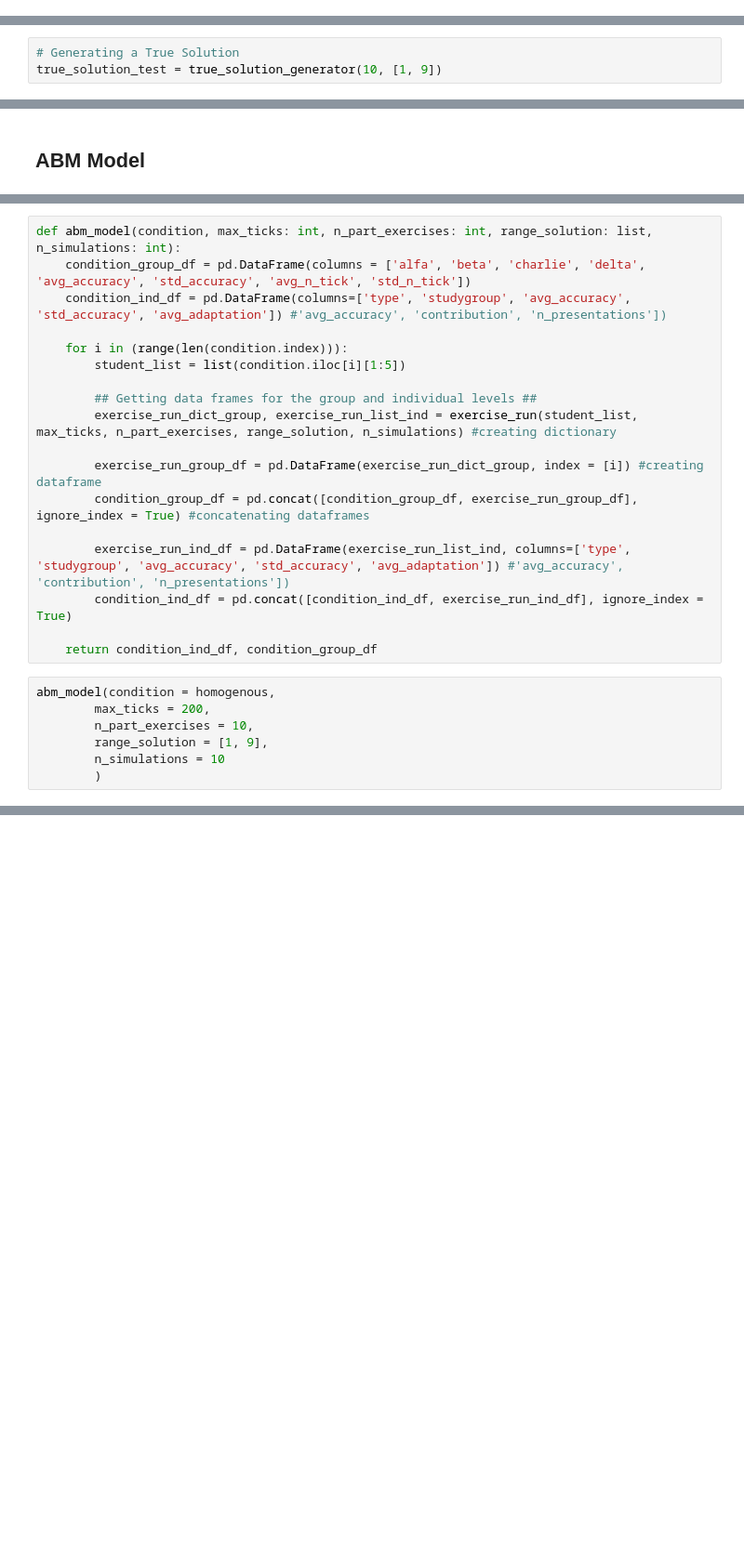
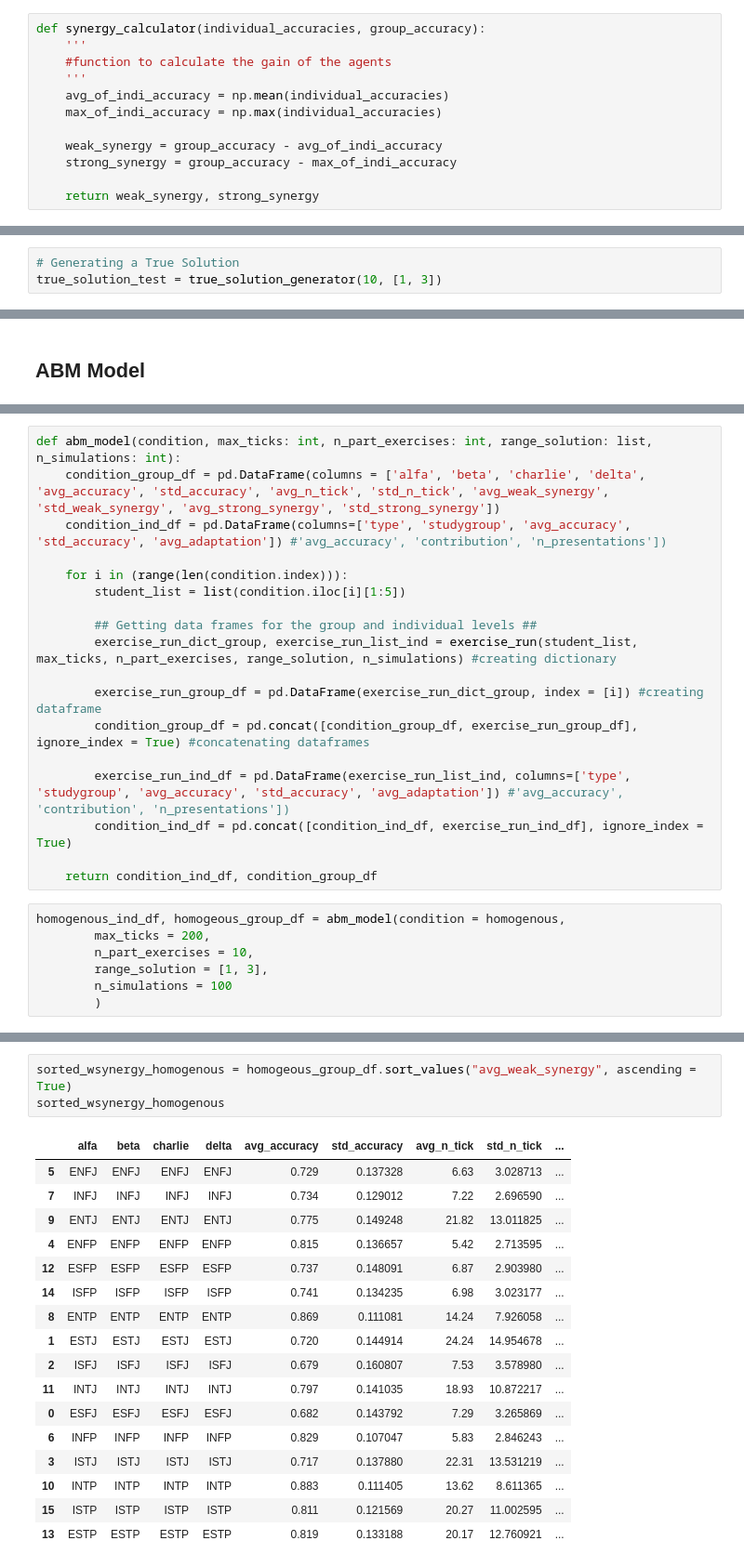
Before and after one commit to MinaAlmasi/ABM-study-group, a Jupyter notebook: ABM_Main.ipynb, the cells around one changed output, grey strips where cells are left out. Shown: that part at 93% size. Drawn from its saved outputs; the diff is of its cells as text; blank space fills up the shorter version.

Commit message:
Synergy and Adaptation added

```diff
--- a/ABM_Main.ipynb
+++ b/ABM_Main.ipynb
@@ -286,3 +291,15 @@ def adaptation_degree(individual_solution, group_solution):
+# %%
+def synergy_calculator(individual_accuracies, group_accuracy):
+    '''
+    #function to calculate the gain of the agents
+    '''
+    avg_of_indi_accuracy = np.mean(individual_accuracies)
+    max_of_indi_accuracy = np.max(individual_accuracies)
+
+    weak_synergy = group_accuracy - avg_of_indi_accuracy
+    strong_synergy = group_accuracy - max_of_indi_accuracy
+
+    return weak_synergy, strong_synergy
 # %% [markdown]
 # TEST RUN
 # %%
@@ -303,6 +320,6 @@ print(studygroup1[0])
 # %%
 # Generating a True Solution
-true_solution_test = true_solution_generator(10, [1, 9])
+true_solution_test = true_solution_generator(10, [1, 3])
 # %%
 # Displaying the True Solution
 true_solution_test[0]
@@ -462,7 +506,7 @@ def exercise_run(student_list: list, max_ticks: int, n_part_exercises: int, rang
     return exercise_run_dict_group, exercise_run_list_ind
 # %%
 def abm_model(condition, max_ticks: int, n_part_exercises: int, range_solution: list, n_simulations: int):
-    condition_group_df = pd.DataFrame(columns = ['alfa', 'beta', 'charlie', 'delta', 'avg_accuracy', 'std_accuracy', 'avg_n_tick', 'std_n_tick'])
+    condition_group_df = pd.DataFrame(columns = ['alfa', 'beta', 'charlie', 'delta', 'avg_accuracy', 'std_accuracy', 'avg_n_tick', 'std_n_tick', 'avg_weak_synergy', 'std_weak_synergy', 'avg_strong_synergy', 'std_strong_synergy'])
     condition_ind_df = pd.DataFrame(columns=['type', 'studygroup', 'avg_accuracy', 'std_accuracy', 'avg_adaptation']) #'avg_accuracy', 'contribution', 'n_presentations'])
 
     for i in (range(len(condition.index))):
@@ -479,9 +523,9 @@ def abm_model(condition, max_ticks: int, n_part_exercises: int, range_solution:
 
     return condition_ind_df, condition_group_df
 # %%
-abm_model(condition = homogenous,
+homogenous_ind_df, homogeous_group_df = abm_model(condition = homogenous,
         max_ticks = 200,
         n_part_exercises = 10,
-        range_solution = [1, 9],
-        n_simulations = 10
+        range_solution = [1, 3],
+        n_simulations = 100
         )
@@ -506 +532,22 @@ abm_model(condition = homogenous,
+# %%
+sorted_wsynergy_homogenous = homogeous_group_df.sort_values("avg_weak_synergy", ascending = True)
+sorted_wsynergy_homogenous
+# %% [output]
+|  | alfa | beta | charlie | delta | avg_accuracy | std_accuracy | avg_n_tick | std_n_tick | ... |
+| 5 | ENFJ | ENFJ | ENFJ | ENFJ | 0.729 | 0.137328 | 6.63 | 3.028713 | ... |
+| 7 | INFJ | INFJ | INFJ | INFJ | 0.734 | 0.129012 | 7.22 | 2.696590 | ... |
+| 9 | ENTJ | ENTJ | ENTJ | ENTJ | 0.775 | 0.149248 | 21.82 | 13.011825 | ... |
+| 4 | ENFP | ENFP | ENFP | ENFP | 0.815 | 0.136657 | 5.42 | 2.713595 | ... |
+| 12 | ESFP | ESFP | ESFP | ESFP | 0.737 | 0.148091 | 6.87 | 2.903980 | ... |
+| 14 | ISFP | ISFP | ISFP | ISFP | 0.741 | 0.134235 | 6.98 | 3.023177 | ... |
+| 8 | ENTP | ENTP | ENTP | ENTP | 0.869 | 0.111081 | 14.24 | 7.926058 | ... |
+| 1 | ESTJ | ESTJ | ESTJ | ESTJ | 0.720 | 0.144914 | 24.24 | 14.954678 | ... |
+| 2 | ISFJ | ISFJ | ISFJ | ISFJ | 0.679 | 0.160807 | 7.53 | 3.578980 | ... |
+| 11 | INTJ | INTJ | INTJ | INTJ | 0.797 | 0.141035 | 18.93 | 10.872217 | ... |
+| 0 | ESFJ | ESFJ | ESFJ | ESFJ | 0.682 | 0.143792 | 7.29 | 3.265869 | ... |
+| 6 | INFP | INFP | INFP | INFP | 0.829 | 0.107047 | 5.83 | 2.846243 | ... |
+| 3 | ISTJ | ISTJ | ISTJ | ISTJ | 0.717 | 0.137880 | 22.31 | 13.531219 | ... |
+| 10 | INTP | INTP | INTP | INTP | 0.883 | 0.111405 | 13.62 | 8.611365 | ... |
+| 15 | ISTP | ISTP | ISTP | ISTP | 0.811 | 0.121569 | 20.27 | 11.002595 | ... |
+| 13 | ESTP | ESTP | ESTP | ESTP | 0.819 | 0.133188 | 20.17 | 12.760921 | ... |
 # %%
```
Also changed, not shown: parts of 19 cells of this notebook.
